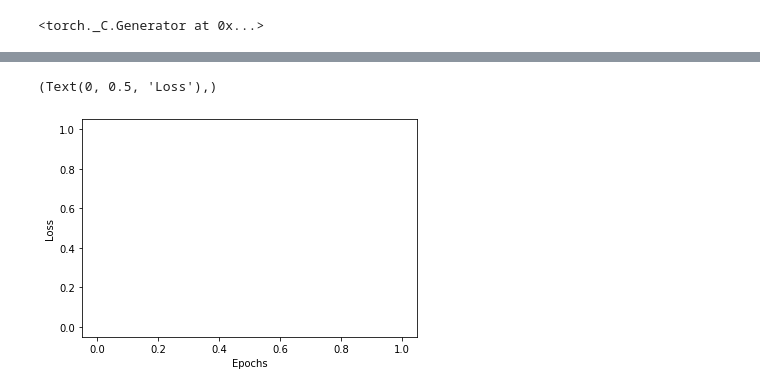
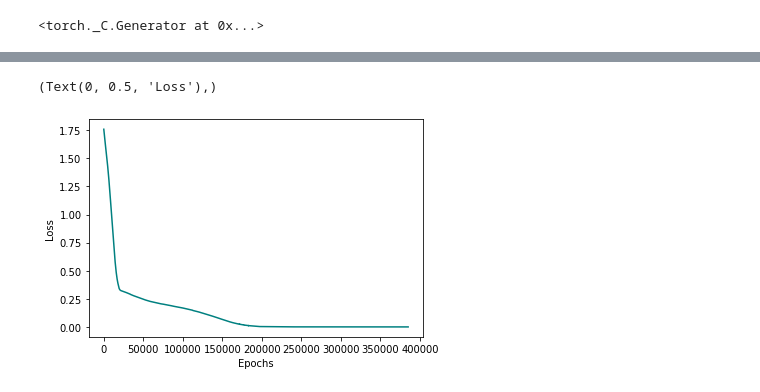
Before and after one commit to Shaier/DINN, a Jupyter notebook: Diseases/COVID/simple_sidr/COVID.ipynb, the cells around one changed output, grey strips where cells are left out. Drawn from its saved outputs; the diff is of its cells as text; code cells hidden in the pictures.

```diff
--- a/Diseases/COVID/simple_sidr/COVID.ipynb
+++ b/Diseases/COVID/simple_sidr/COVID.ipynb
@@ -238,19 +275,19 @@ learning_rate = 1e-5
 optimizer = optim.Adam(dinn.params, lr = learning_rate)
 dinn.optimizer = optimizer
 
-#scheduler = torch.optim.lr_scheduler.ReduceLROnPlateau(dinn.optimizer, factor=0.9, patience = 1000, verbose=True)
+# scheduler = torch.optim.lr_scheduler.ReduceLROnPlateau(dinn.optimizer, factor=0.9, patience = 1000, verbose=True)
 #scheduler = torch.optim.lr_scheduler.CyclicLR(dinn.optimizer, base_lr=1e-9, max_lr=1e-5, step_size_up=20000, mode="triangular2", cycle_momentum=False)
-scheduler = torch.optim.lr_scheduler.CyclicLR(dinn.optimizer, base_lr=1e-7, max_lr=1e-3, step_size_up=1000, mode="exp_range", gamma=0.85, cycle_momentum=False)
+scheduler = torch.optim.lr_scheduler.CyclicLR(dinn.optimizer, base_lr=1e-6, max_lr=1e-3, step_size_up=1000, mode="exp_range", gamma=0.85, cycle_momentum=False)
 
 dinn.scheduler = scheduler
 
 try:
-  S_pred_list, I_pred_list, D_pred_list, R_pred_list = dinn.train(1) #train
+  S_pred_list, I_pred_list, D_pred_list, R_pred_list = dinn.train(1000) #train
 except EOFError:
   if dinn.save == 2:
     dinn.save = 3
-    S_pred_list, I_pred_list, D_pred_list, R_pred_list = dinn.train(1) #train
+    S_pred_list, I_pred_list, D_pred_list, R_pred_list = dinn.train(1000) #train
   elif dinn.save == 3:
     dinn.save = 2
-    S_pred_list, I_pred_list, D_pred_list, R_pred_list = dinn.train(1) #train
+    S_pred_list, I_pred_list, D_pred_list, R_pred_list = dinn.train(1000) #train
 # %% [output]
@@ -266,10 +302,10 @@ Wall time: 10.4 ms
 # %%
-plt.plot(dinn.losses[25000000:], color = 'teal')
+plt.plot(dinn.losses[0:], color = 'teal')
 plt.xlabel('Epochs')
 plt.ylabel('Loss'),
 # %% [output]
 (Text(0, 0.5, 'Loss'),)
-[figure, old version]
+[figure, new version]
 # %%
 fig = plt.figure(facecolor='w', figsize=(12,12))
 ax = fig.add_subplot(111, facecolor='#dddddd', axisbelow=True)
```
Also changed, not shown: parts of 6 cells of this notebook.
